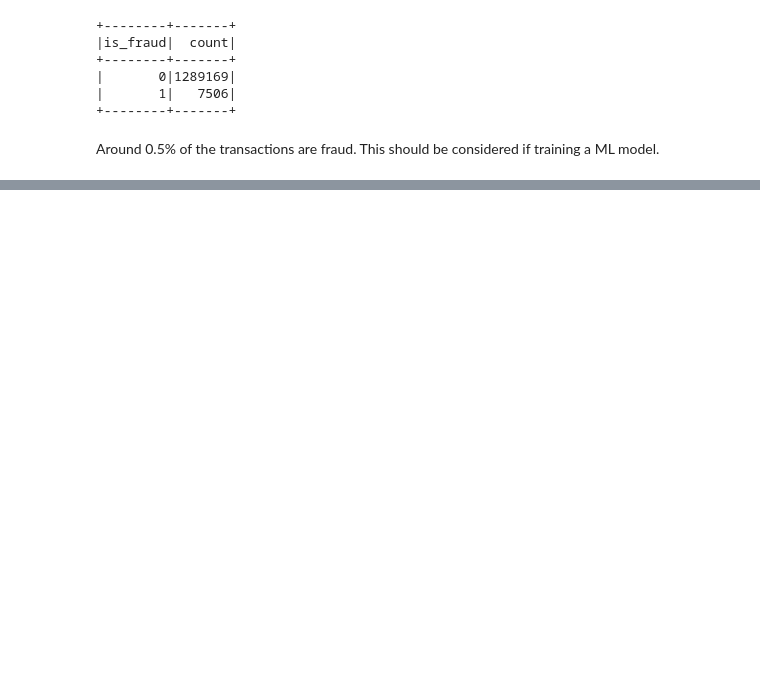
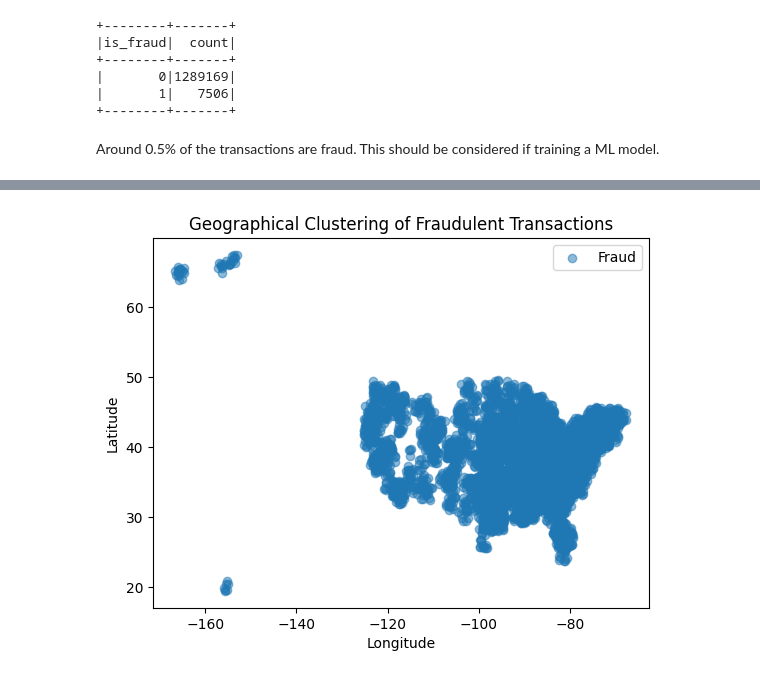
Before and after one commit to ApostropheArif/paynet-analyse-cc-data, a Jupyter notebook: src/EDA.ipynb, the cells around one changed output, grey strips where cells are left out. Cells and saved outputs as stored; diff of their text form; code cells hidden in the pictures; blank space fills up the shorter version.

```diff
--- a/src/EDA.ipynb
+++ b/src/EDA.ipynb
@@ -577,0 +671,12 @@ Around 0.5% of the transactions are fraud. This should be considered if training
+# %%
+# Example: Scatter plot of merchant locations
+fraud_locations = cleansed_cc_data.filter(col("is_fraud") == "1").select("merch_lat", "merch_long").toPandas()
+
+plt.scatter(fraud_locations['merch_long'], fraud_locations['merch_lat'], alpha=0.5, label="Fraud")
+plt.title("Geographical Clustering of Fraudulent Transactions")
+plt.xlabel("Longitude")
+plt.ylabel("Latitude")
+plt.legend()
+plt.show()
+# %% [output]
+[figure, added]
```
Also changed, not shown: parts of 36 cells of this notebook.
